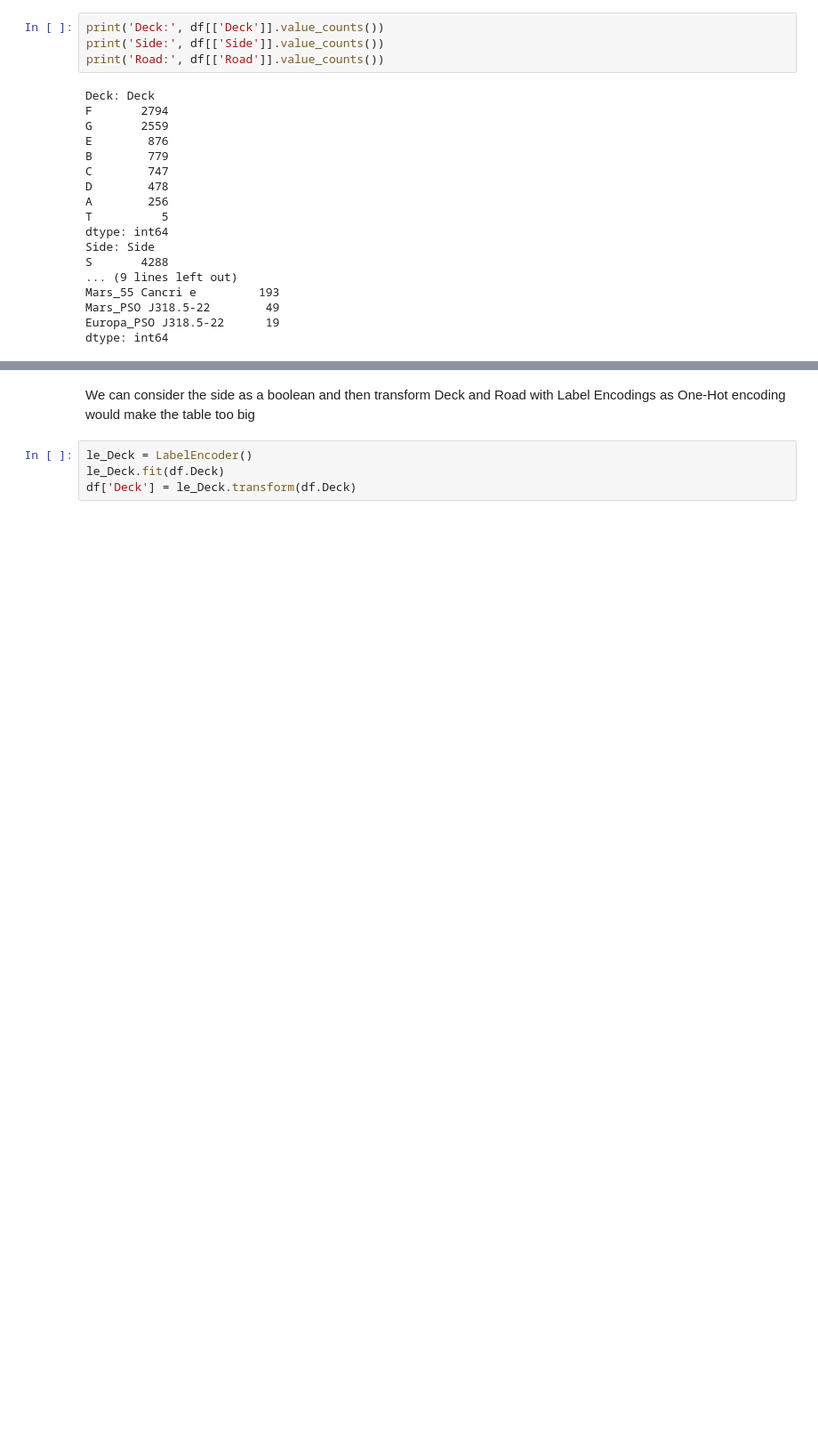
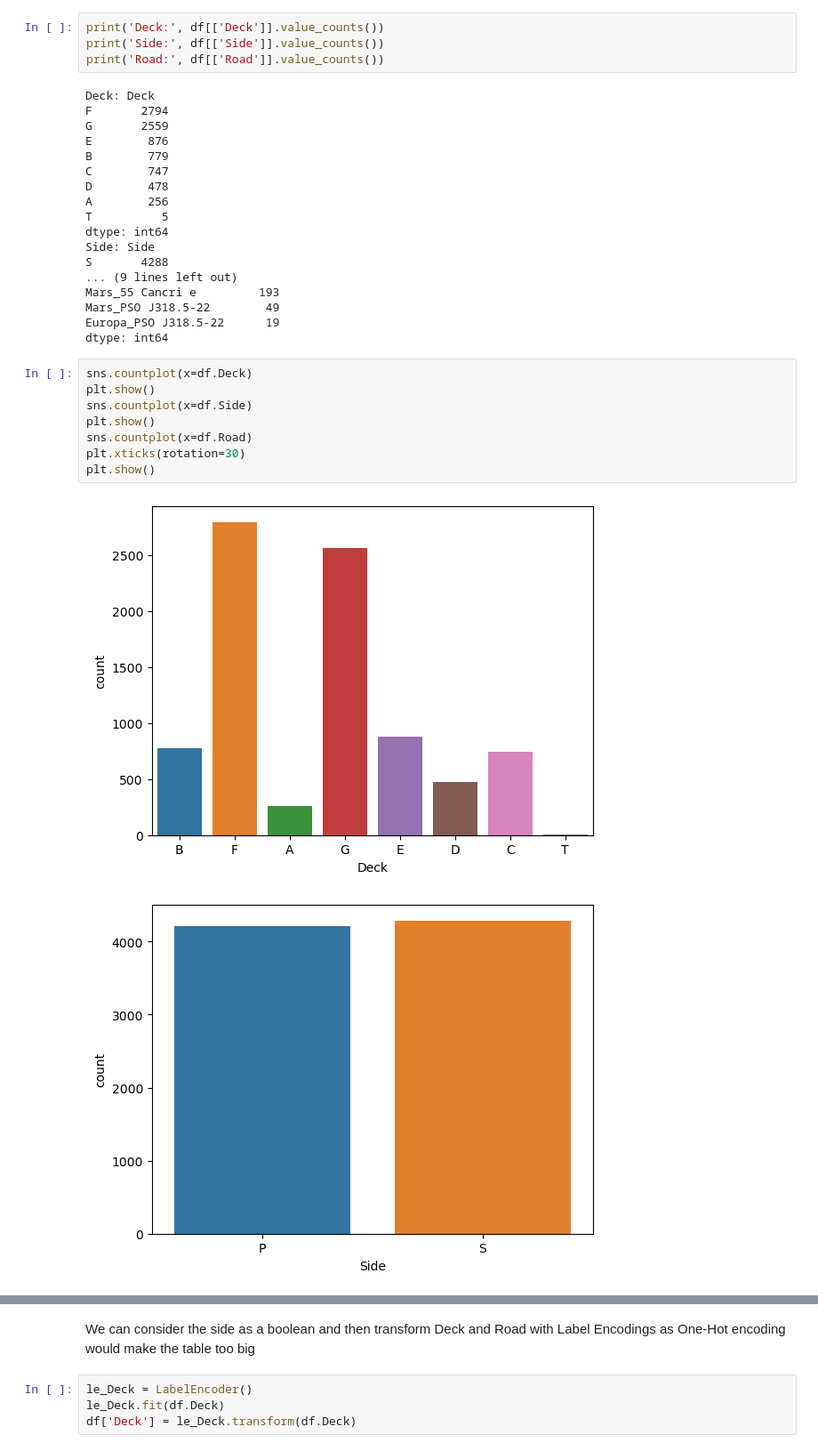
Before and after one commit to johawahn/spaceship_titanic, a Jupyter notebook: DataExploration.ipynb, the cells around one changed output, grey strips where cells are left out. Shown: that part at 89% size. Saved outputs shown, nothing was run; the diff lists cells and outputs as text; blank space fills up the shorter version.

```diff
--- a/DataExploration.ipynb
+++ b/DataExploration.ipynb
@@ -313,3 +313,14 @@ Mars_55 Cancri e         193
 Mars_PSO J318.5-22        49
 Europa_PSO J318.5-22      19
 dtype: int64
+# %%
+sns.countplot(x=df.Deck)
+plt.show()
+sns.countplot(x=df.Side)
+plt.show()
+sns.countplot(x=df.Road)
+plt.xticks(rotation=30)
+plt.show()
+# %% [output]
+[figure, added]
+[figure, added]
```
Also changed, not shown: parts of 7 cells of this notebook, 1 other file.
